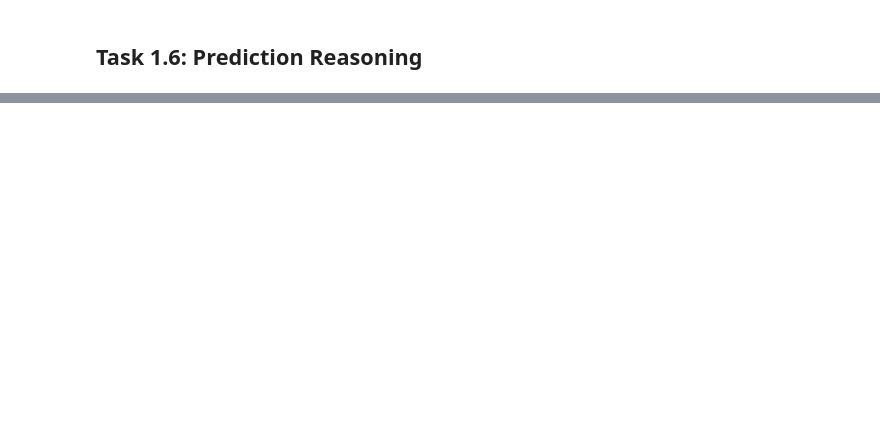
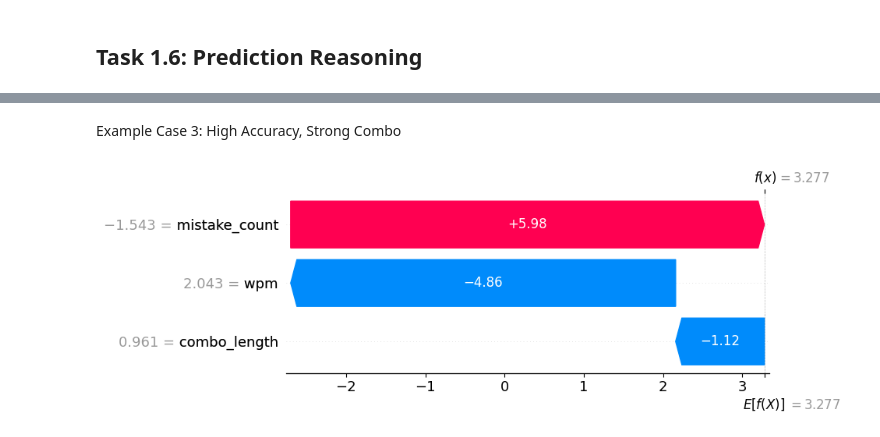
Before and after one commit to KunKid-cmd/RougeType_For_AI-Enabled, a Jupyter notebook: Model_Explainability_And_Reasoning.ipynb, the cells around one changed output, grey strips where cells are left out. Drawn from its saved outputs; the diff is of its cells as text; code cells hidden in the pictures; blank space fills up the shorter version.

```diff
--- a/Model_Explainability_And_Reasoning.ipynb
+++ b/Model_Explainability_And_Reasoning.ipynb
@@ -82,0 +111,26 @@ shap.plots.waterfall(explanation)
+# %% [markdown]
+Example Case 3: High Accuracy, Strong Combo
+# %%
+sample = pd.DataFrame([{
+    "wpm": 70,
+    "combo_length": 15,
+    "mistake_count": 0,
+    "recent_accuracy": 1.0,
+    "wave_number": 6
+}])
+
+sample_scaled = scaler.transform(sample)
+
+shap_values_sample = explainer(sample_scaled)
+class_index = 0
+
+explanation = shap.Explanation(
+    values=shap_values_sample.values[0][class_index],
+    base_values=shap_values_sample.base_values[0][class_index],
+    data=sample_scaled[0],
+    feature_names=X.columns.tolist()
+)
+
+shap.plots.waterfall(explanation)
+# %% [output]
+[figure, added]
```
Also changed, not shown: parts of 6 cells of this notebook.
